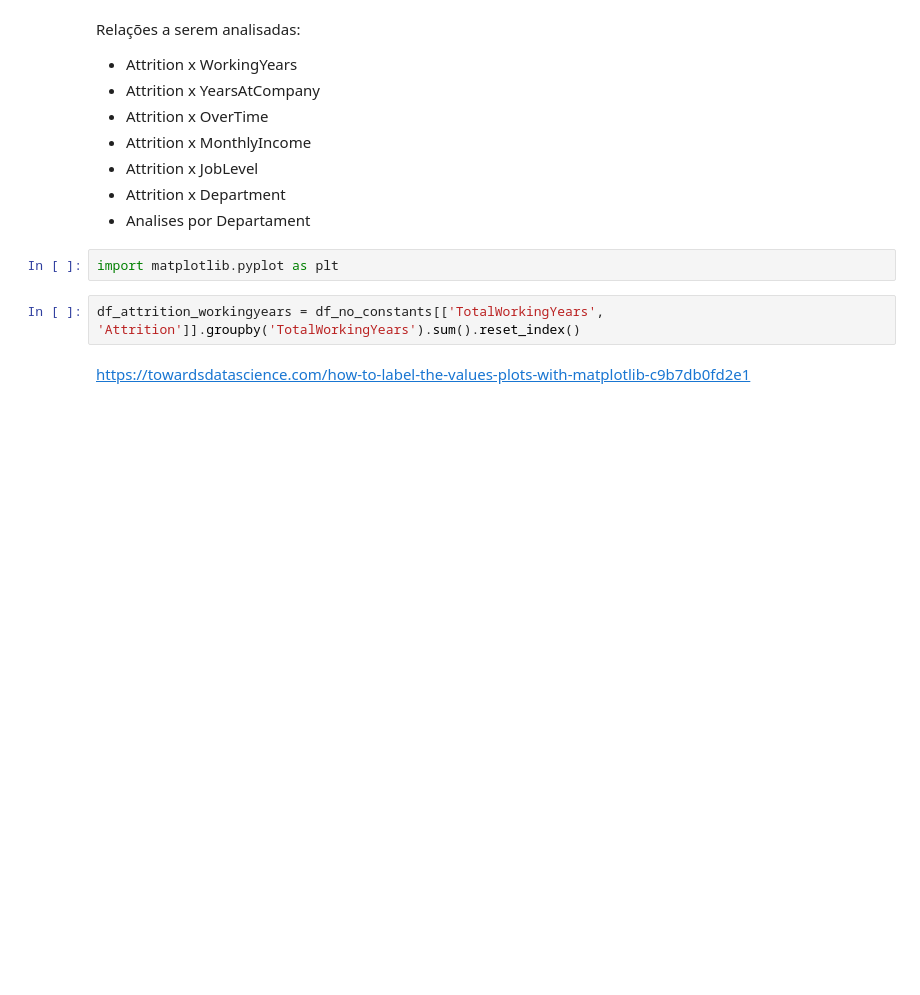
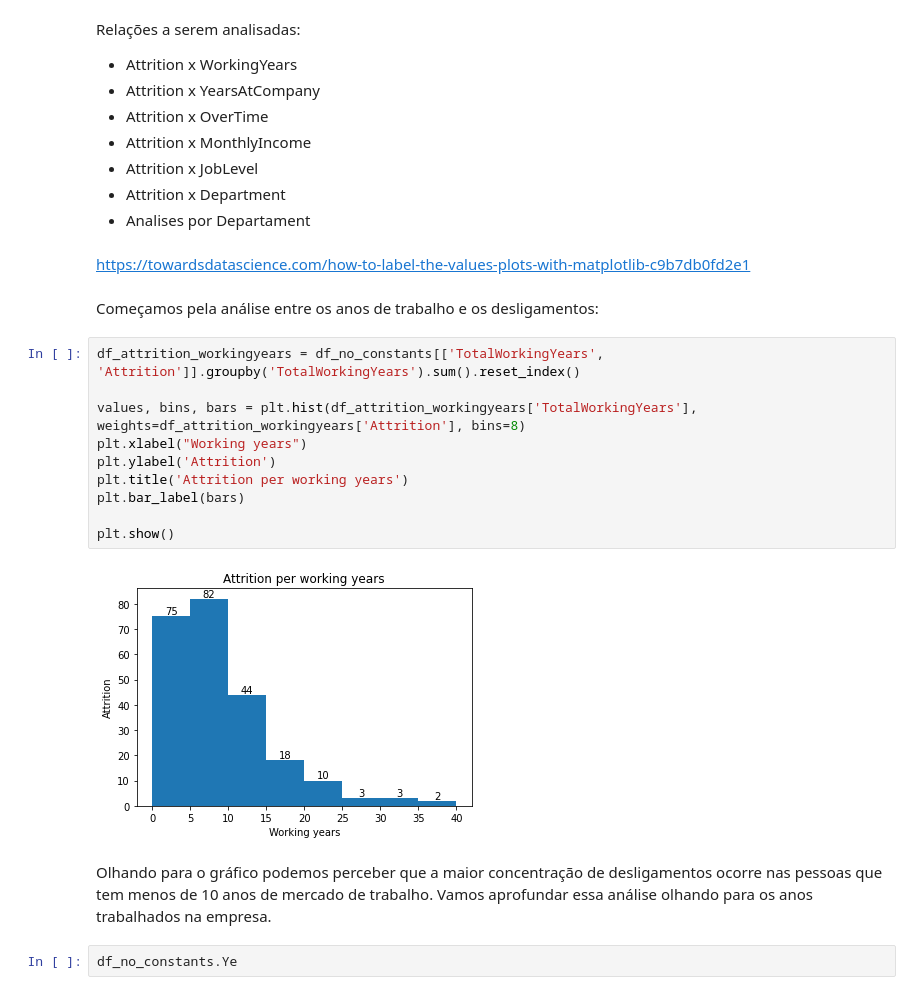
Before and after one commit to gasp37/employee-attrition-and-performance, a Jupyter notebook: notebook-1.ipynb, the cells around one changed output. Saved outputs shown, nothing was run; the diff lists cells and outputs as text; blank space fills up the shorter version.

Commit message:
Criacao de graficos para analise de dados

```diff
--- a/notebook-1.ipynb
+++ b/notebook-1.ipynb
@@ -179,9 +179,23 @@ Relações a serem analisadas:
 - Attrition x JobLevel
 - Attrition x Department
 - Analises por Departament
-# %%
-import matplotlib.pyplot as plt
-# %%
-df_attrition_workingyears = df_no_constants[['TotalWorkingYears', 'Attrition']].groupby('TotalWorkingYears').sum().reset_index()
 # %% [markdown]
 https://towardsdatascience.com/how-to-label-the-values-plots-with-matplotlib-c9b7db0fd2e1
+# %% [markdown]
+Começamos pela análise entre os anos de trabalho e os desligamentos:
+# %%
+df_attrition_workingyears = df_no_constants[['TotalWorkingYears', 'Attrition']].groupby('TotalWorkingYears').sum().reset_index()
+
+values, bins, bars = plt.hist(df_attrition_workingyears['TotalWorkingYears'], weights=df_attrition_workingyears['Attrition'], bins=8)
+plt.xlabel("Working years")
+plt.ylabel('Attrition')
+plt.title('Attrition per working years')
+plt.bar_label(bars)
+
+plt.show()
+# %% [output]
+[figure, added]
+# %% [markdown]
+Olhando para o gráfico podemos perceber que a maior concentração de desligamentos ocorre nas pessoas que tem menos de 10 anos de mercado de trabalho. Vamos aprofundar essa análise olhando para os anos trabalhados na empresa.
+# %%
+df_no_constants.Ye
```
Also changed, not shown: parts of 9 cells of this notebook.
